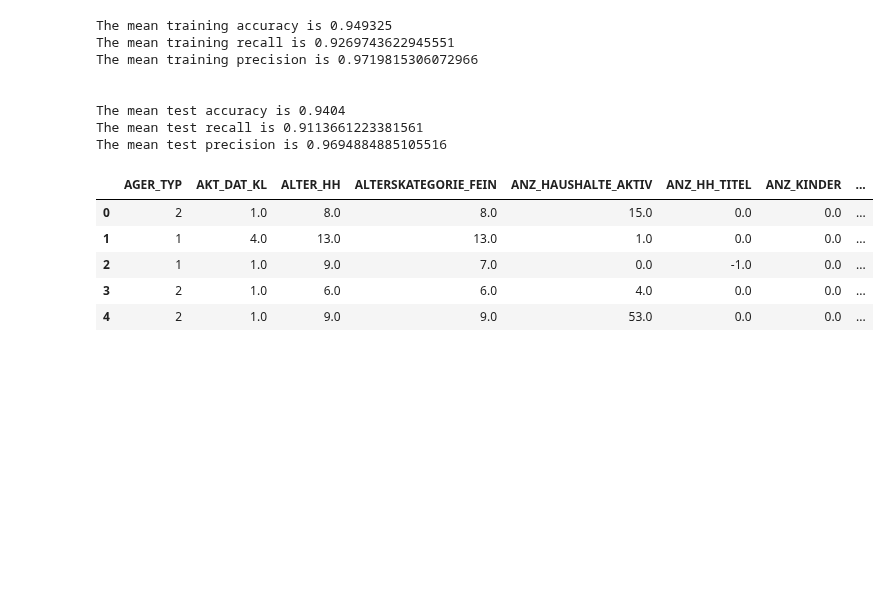
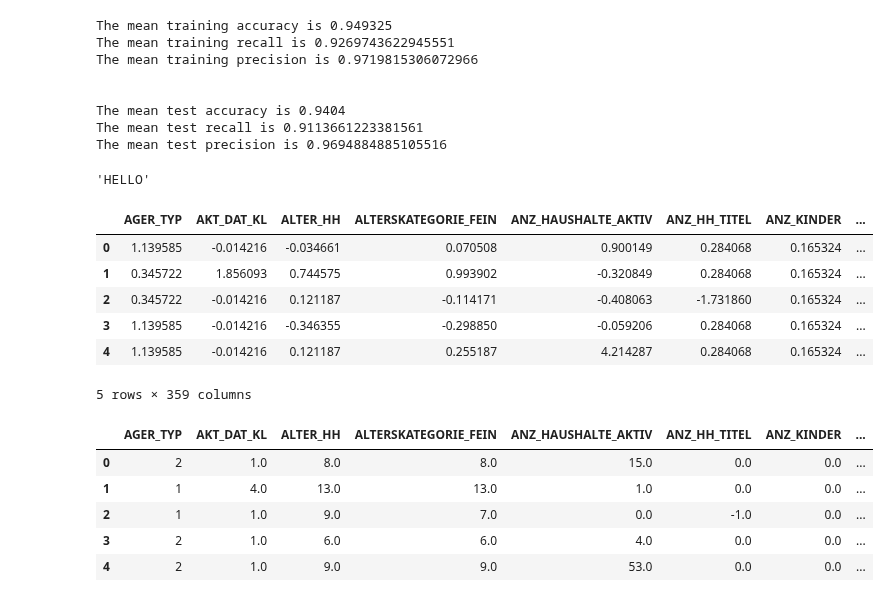
Before and after one commit to realmanisingh/population-segmentation, a Jupyter notebook: model.ipynb, the cells around one changed output. Saved outputs shown, nothing was run; the diff lists cells and outputs as text; code cells hidden in the pictures; blank space fills up the shorter version.

Commit message:
Scaled the oversampled data
The data being given to the supervised models has very different ranges so the data is scaled in order to represent all features with relatively similar magnitudes

```diff
--- a/model.ipynb
+++ b/model.ipynb
@@ -533,6 +533,34 @@ The mean training precision is 0.9719815306072966
 The mean test accuracy is 0.9404
 The mean test recall is 0.9113661223381561
 The mean test precision is 0.9694884885105516
+# %%
+"HELLO"
+# %% [output]
+'HELLO'
+# %%
+# Scaling the oversampled data so that all the columns are in the same range
+
+# Putting the oversampled data into one dataframe since that is the expected format for the standard scalar
+X_train_over["RESPONSE"] = y_train_over
+df_over_sampled = X_train_over
+
+# Scaling the data
+from sklearn.preprocessing import StandardScaler
+scalar = StandardScaler()
+df_scaled = scalar.fit_transform(df_over_sampled)
+# %%
+# Changing the type of the scaled data to a pandas dataframe
+df_scaled = pd.DataFrame(df_scaled)
+df_scaled.columns = df_over_sampled.columns
+df_scaled.head()
+# %% [output]
+|  | AGER_TYP | AKT_DAT_KL | ALTER_HH | ALTERSKATEGORIE_FEIN | ANZ_HAUSHALTE_AKTIV | ANZ_HH_TITEL | ANZ_KINDER | ... |
+| 0 | 1.139585 | -0.014216 | -0.034661 | 0.070508 | 0.900149 | 0.284068 | 0.165324 | ... |
+| 1 | 0.345722 | 1.856093 | 0.744575 | 0.993902 | -0.320849 | 0.284068 | 0.165324 | ... |
+| 2 | 0.345722 | -0.014216 | 0.121187 | -0.114171 | -0.408063 | -1.731860 | 0.165324 | ... |
+| 3 | 1.139585 | -0.014216 | -0.346355 | -0.298850 | -0.059206 | 0.284068 | 0.165324 | ... |
+| 4 | 1.139585 | -0.014216 | 0.121187 | 0.255187 | 4.214287 | 0.284068 | 0.165324 | ... |
+5 rows × 359 columns
 # %%
 # Creating an XGBoost model
 xgb_classifier = XGBClassifier()
```
Also changed, not shown: parts of 2 cells of this notebook.
